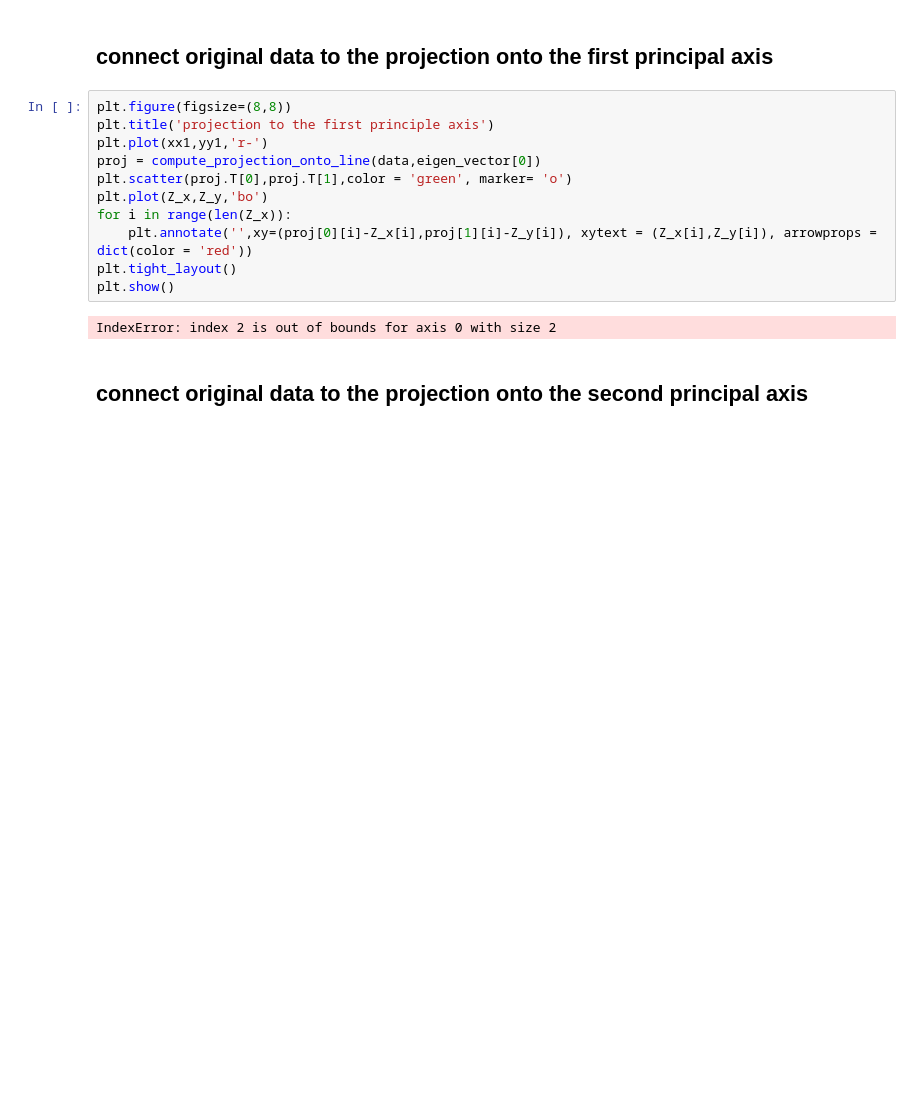
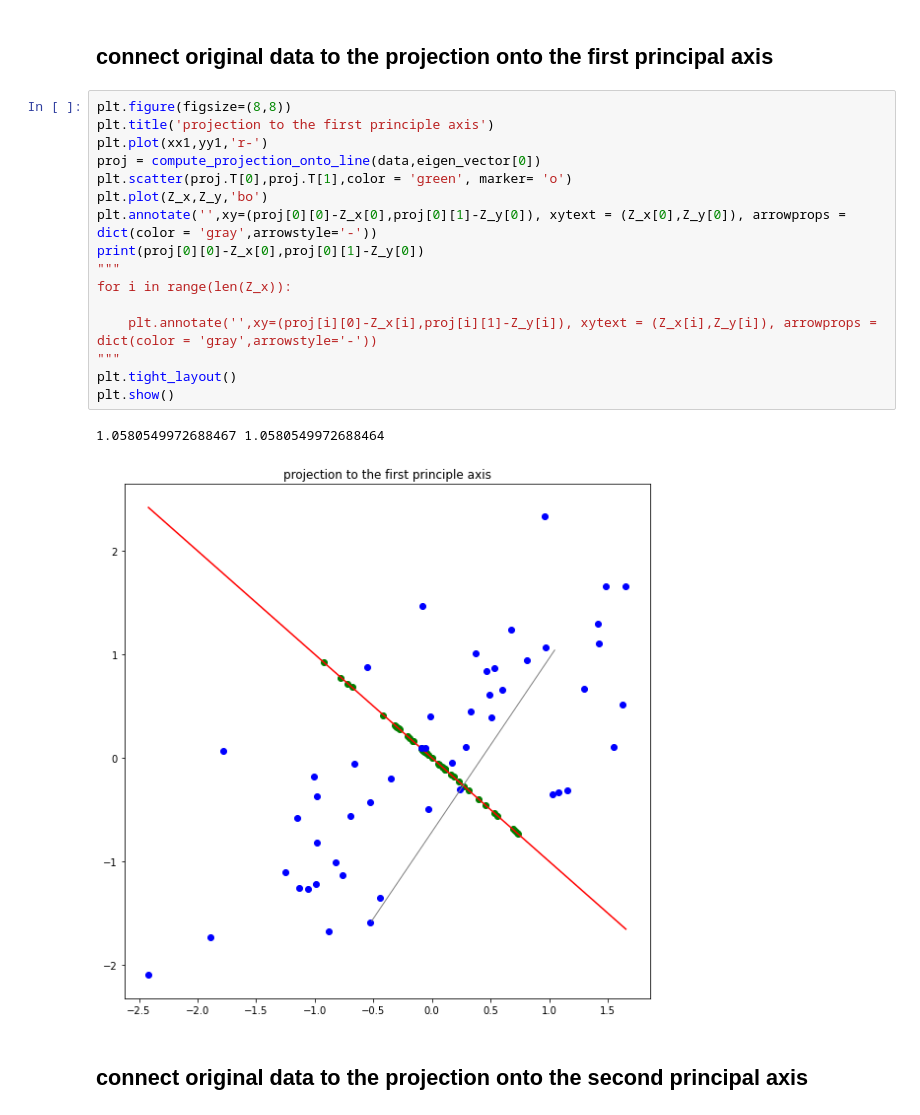
Before and after one commit to math0917/assignment-machine-learning, a Jupyter notebook: 12/assignment_12.ipynb, the cells around one changed output. Drawn from its saved outputs; the diff is of its cells as text; blank space fills up the shorter version.

```diff
--- a/12/assignment_12.ipynb
+++ b/12/assignment_12.ipynb
@@ -173,16 +173,22 @@ plt.show()
 # %%
 plt.figure(figsize=(8,8))
 plt.title('projection to the first principle axis')
 plt.plot(xx1,yy1,'r-')
 proj = compute_projection_onto_line(data,eigen_vector[0])
 plt.scatter(proj.T[0],proj.T[1],color = 'green', marker= 'o')
 plt.plot(Z_x,Z_y,'bo')
+plt.annotate('',xy=(proj[0][0]-Z_x[0],proj[0][1]-Z_y[0]), xytext = (Z_x[0],Z_y[0]), arrowprops = dict(color = 'gray',arrowstyle='-'))
+print(proj[0][0]-Z_x[0],proj[0][1]-Z_y[0])
+"""
 for i in range(len(Z_x)):
-    plt.annotate('',xy=(proj[0][i]-Z_x[i],proj[1][i]-Z_y[i]), xytext = (Z_x[i],Z_y[i]), arrowprops = dict(color = 'red'))
+
+    plt.annotate('',xy=(proj[i][0]-Z_x[i],proj[i][1]-Z_y[i]), xytext = (Z_x[i],Z_y[i]), arrowprops = dict(color = 'gray',arrowstyle='-'))
+"""
 plt.tight_layout()
 plt.show()
 # %% [output]
-IndexError: index 2 is out of bounds for axis 0 with size 2
+1.0580549972688467 1.0580549972688464
+[figure, added]
 # %% [markdown]
 ## connect original data to the projection onto the second principal axis
 # %%
```
